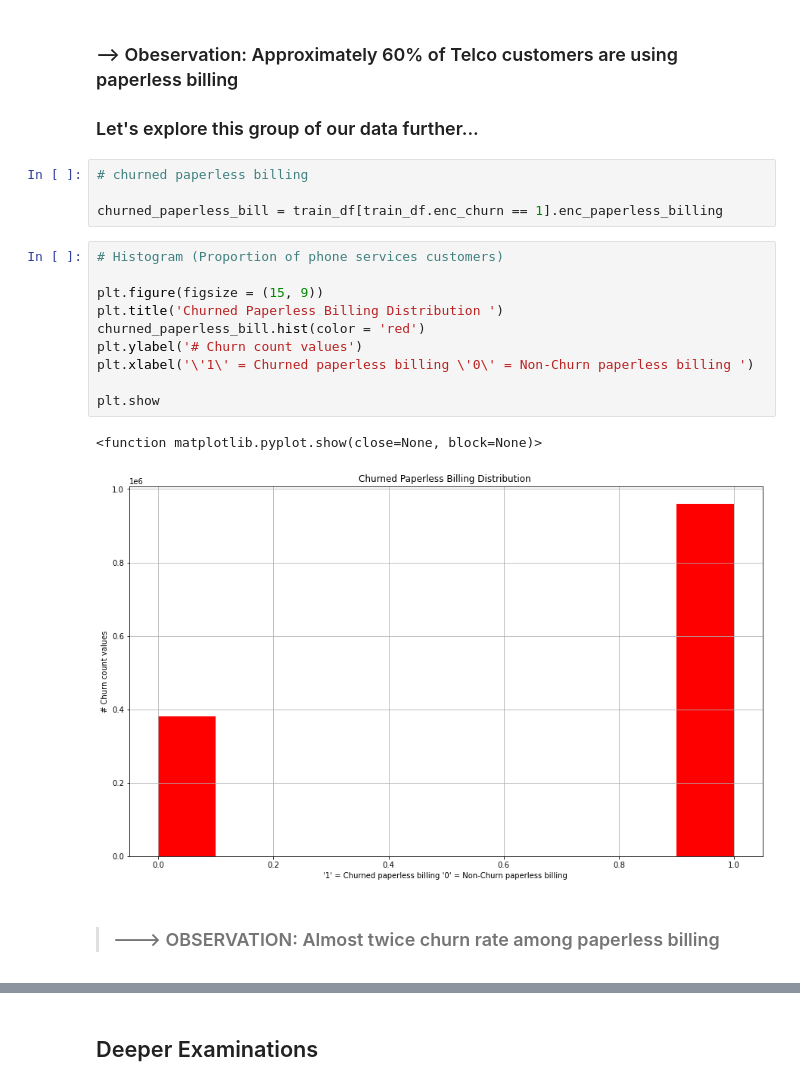
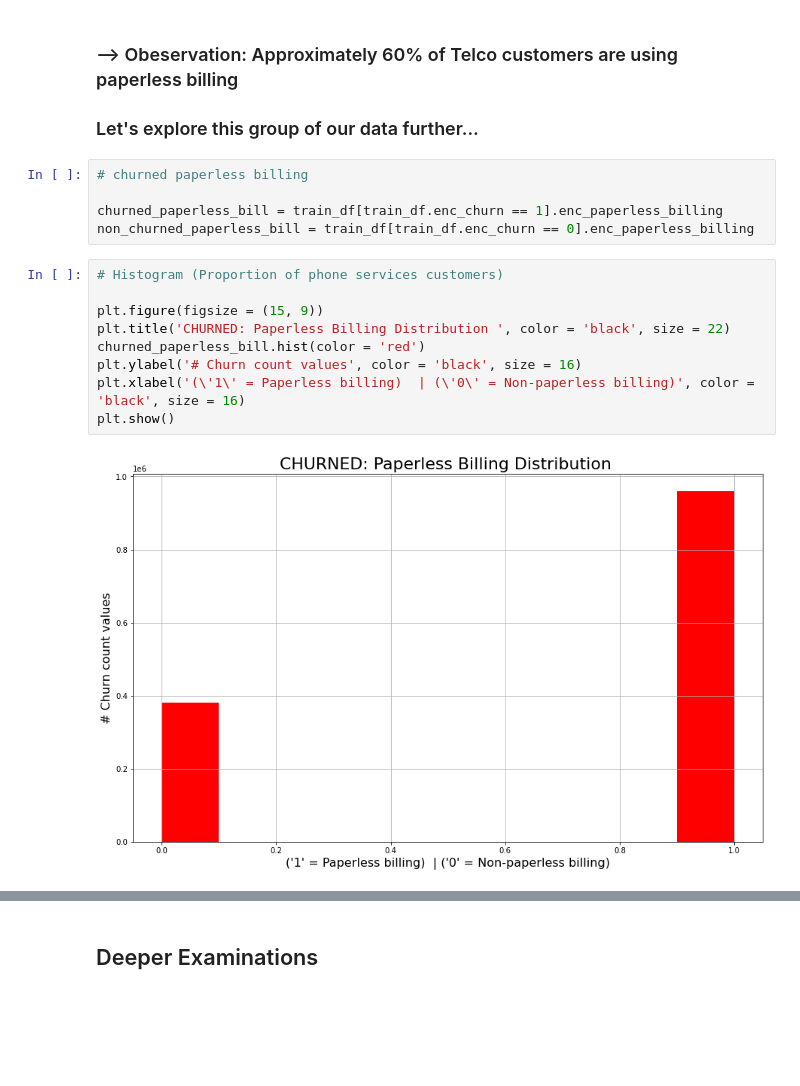
Before and after one commit to stephenkipkurui/classification-project, a Jupyter notebook: customer_churn_telcoco.ipynb, the cells around one changed output, grey strips where cells are left out. Saved outputs shown, nothing was run; the diff lists cells and outputs as text; blank space fills up the shorter version.

```diff
--- a/customer_churn_telcoco.ipynb
+++ b/customer_churn_telcoco.ipynb
@@ -263,18 +192,15 @@ plt.show
 # churned paperless billing
 
 churned_paperless_bill = train_df[train_df.enc_churn == 1].enc_paperless_billing
+non_churned_paperless_bill = train_df[train_df.enc_churn == 0].enc_paperless_billing
 # %%
 # Histogram (Proportion of phone services customers)
 
 plt.figure(figsize = (15, 9))
-plt.title('Churned Paperless Billing Distribution ')
+plt.title('CHURNED: Paperless Billing Distribution ', color = 'black', size = 22)
 churned_paperless_bill.hist(color = 'red')
-plt.ylabel('# Churn count values')
-plt.xlabel('\'1\' = Churned paperless billing \'0\' = Non-Churn paperless billing ')
-
-plt.show
+plt.ylabel('# Churn count values', color = 'black', size = 16)
+plt.xlabel('(\'1\' = Paperless billing)  | (\'0\' = Non-paperless billing)', color = 'black', size = 16)
+plt.show()
 # %% [output]
-<function matplotlib.pyplot.show(close=None, block=None)>
-[figure, old version]
+[figure, new version]
-# %% [markdown]
->### ---> OBSERVATION: Almost twice churn rate among paperless billing
```
Also changed, not shown: parts of 107 cells of this notebook.
